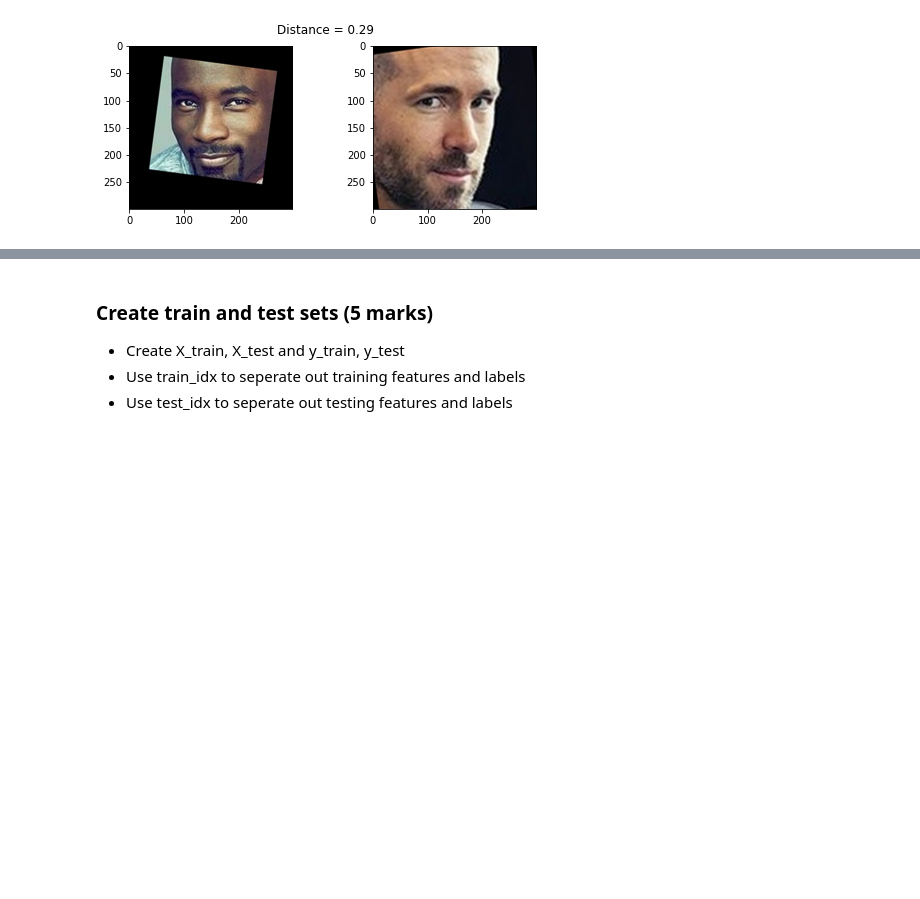
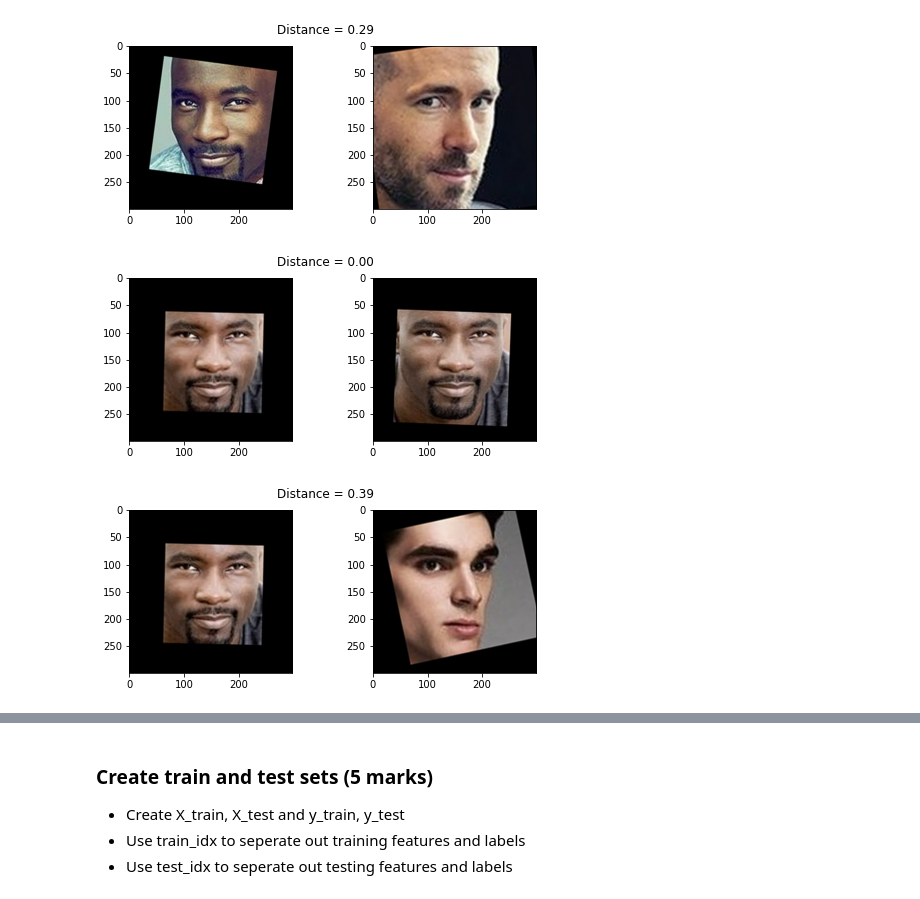
Before and after one commit to subodhpushpak/quickreference, a Jupyter notebook: mlai/Face_recognition_Questions_Project_CV_AIML_Online.ipynb, the cells around one changed output, grey strips where cells are left out. Drawn from its saved outputs; the diff is of its cells as text; code cells hidden in the pictures; blank space fills up the shorter version.

```diff
--- a/mlai/Face_recognition_Questions_Project_CV_AIML_Online.ipynb
+++ b/mlai/Face_recognition_Questions_Project_CV_AIML_Online.ipynb
@@ -273,3 +285,9 @@ show_pair(2, 180)
 # %% [output]
 [figure]
 [figure]
+# %%
+show_pair(30, 31)
+show_pair(30, 100)
+# %% [output]
+[figure, added]
+[figure, added]
```
Also changed, not shown: parts of 19 cells of this notebook.
